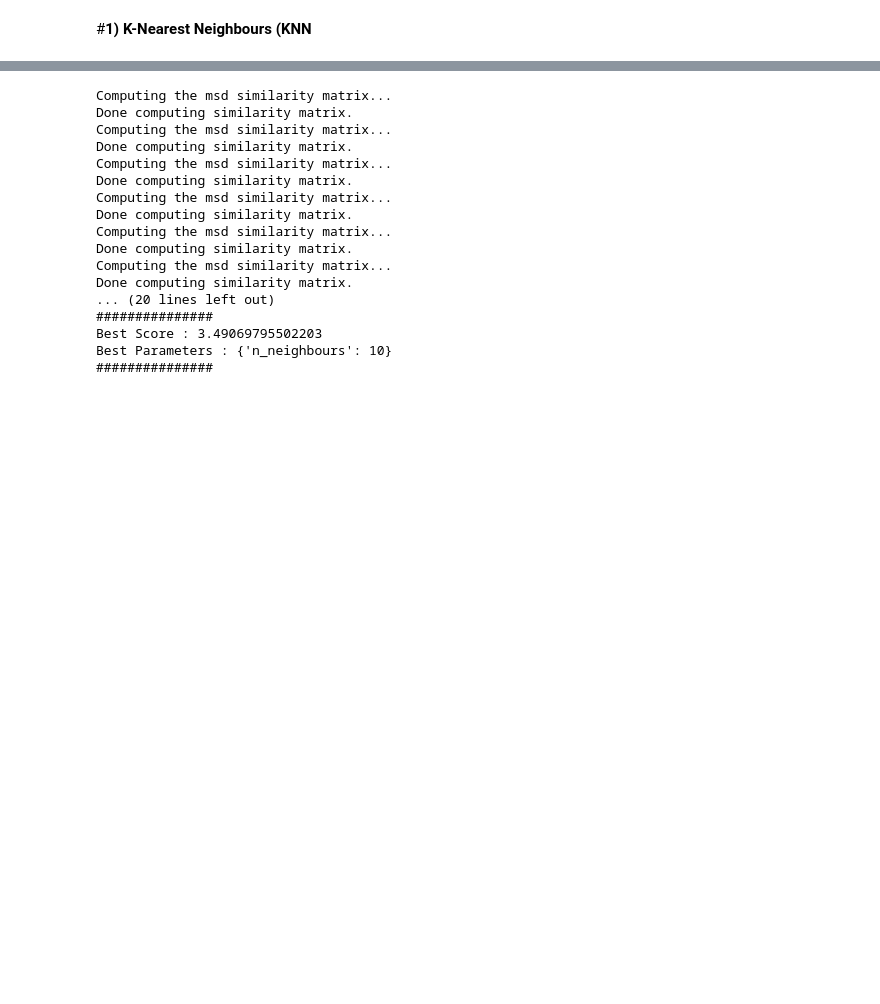
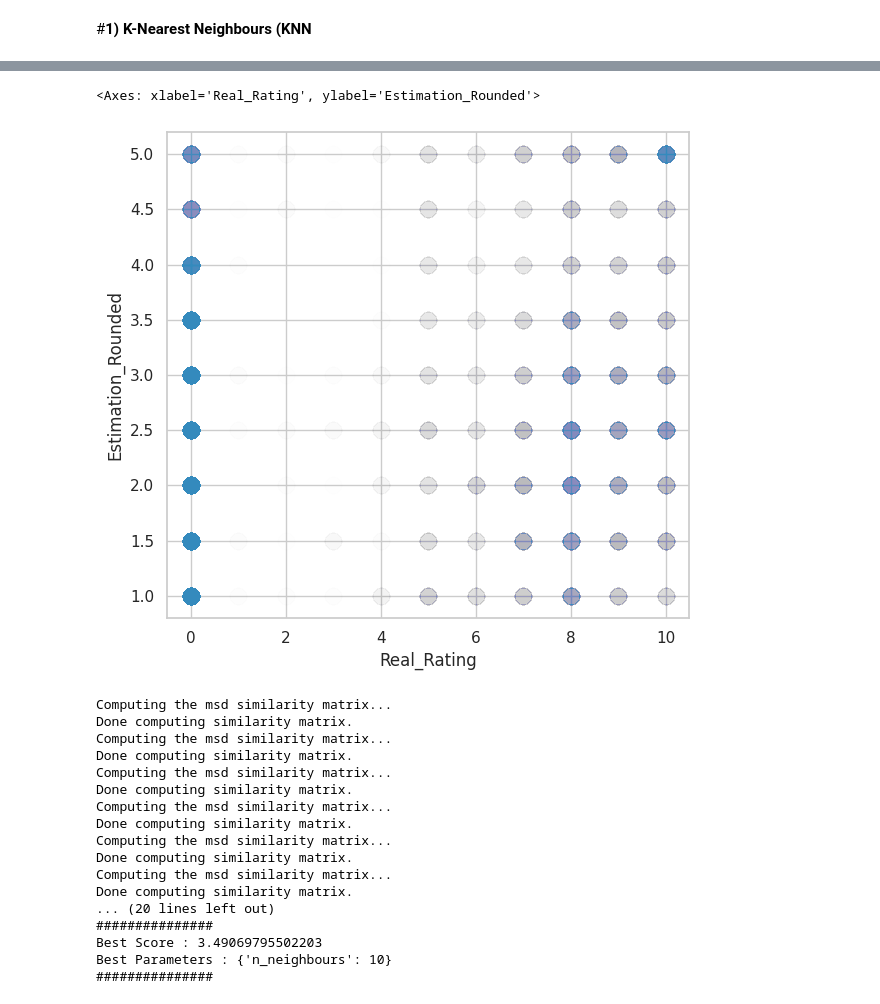
Before and after one commit to Pratik94229/Book-Recommendation-System, a Jupyter notebook: Books_Recommendation_System.ipynb, the cells around one changed output, grey strips where cells are left out. Cells and saved outputs as stored; diff of their text form; code cells hidden in the pictures; blank space fills up the shorter version.

Commit message:
Implemented few machine learning model and evaluated them

```diff
--- a/Books_Recommendation_System.ipynb
+++ b/Books_Recommendation_System.ipynb
@@ -1595,0 +1748,7 @@ Test time         1.02    1.26    1.03    1.40    1.81    1.30    0.29
+# %%
+from surprise.model_selection import train_test_split as tts2
+trainset, testset = tts2(dfsv, test_size=0.2, random_state=7)
+# %%
+predictions = BaselineOnly(bsl_options=gsBO.best_params['rmse']).fit(trainset).test(testset)
+ResultCatcher = pd.DataFrame(predictions, columns=['userId', 'movieId', 'Real_Rating', 'Estimated_Rating', 'details'])
+ResultCatcher.drop(['details'], axis=1, inplace=True)
@@ -1595,0 +1757,14 @@ Test time         1.02    1.26    1.03    1.40    1.81    1.30    0.29
+# %%
+def halfrounder(x):
+    frac, whole = math.modf(x)
+    if frac > 0.7499999:
+        a = 1
+    elif frac < 0.25:
+        a = 0
+    else:
+        a = 0.5
+    return whole + a
+# %%
+ResultCatcher['Estimation_Rounded'] = ResultCatcher.apply(lambda row: halfrounder(row.Estimated_Rating), axis=1)
+ResultCatcher['Error'] = abs(ResultCatcher['Real_Rating'] - ResultCatcher['Estimation_Rounded'])
+ResultCatcher.head()
@@ -1596,3 +1813,8 @@ Test time         1.02    1.26    1.03    1.40    1.81    1.30    0.29
+# %%
+ResultCatcher.plot.scatter(x='Real_Rating', y='Estimation_Rounded', alpha=0.002, s=150, figsize=(6,6))
+# %% [output]
+<Axes: xlabel='Real_Rating', ylabel='Estimation_Rounded'>
+[figure, added]
 # %%
 n_neighbours = [10, 20, 30]
 param_grid = {'n_neighbours' : n_neighbours}
```
Also changed, not shown: parts of 41 cells of this notebook.
